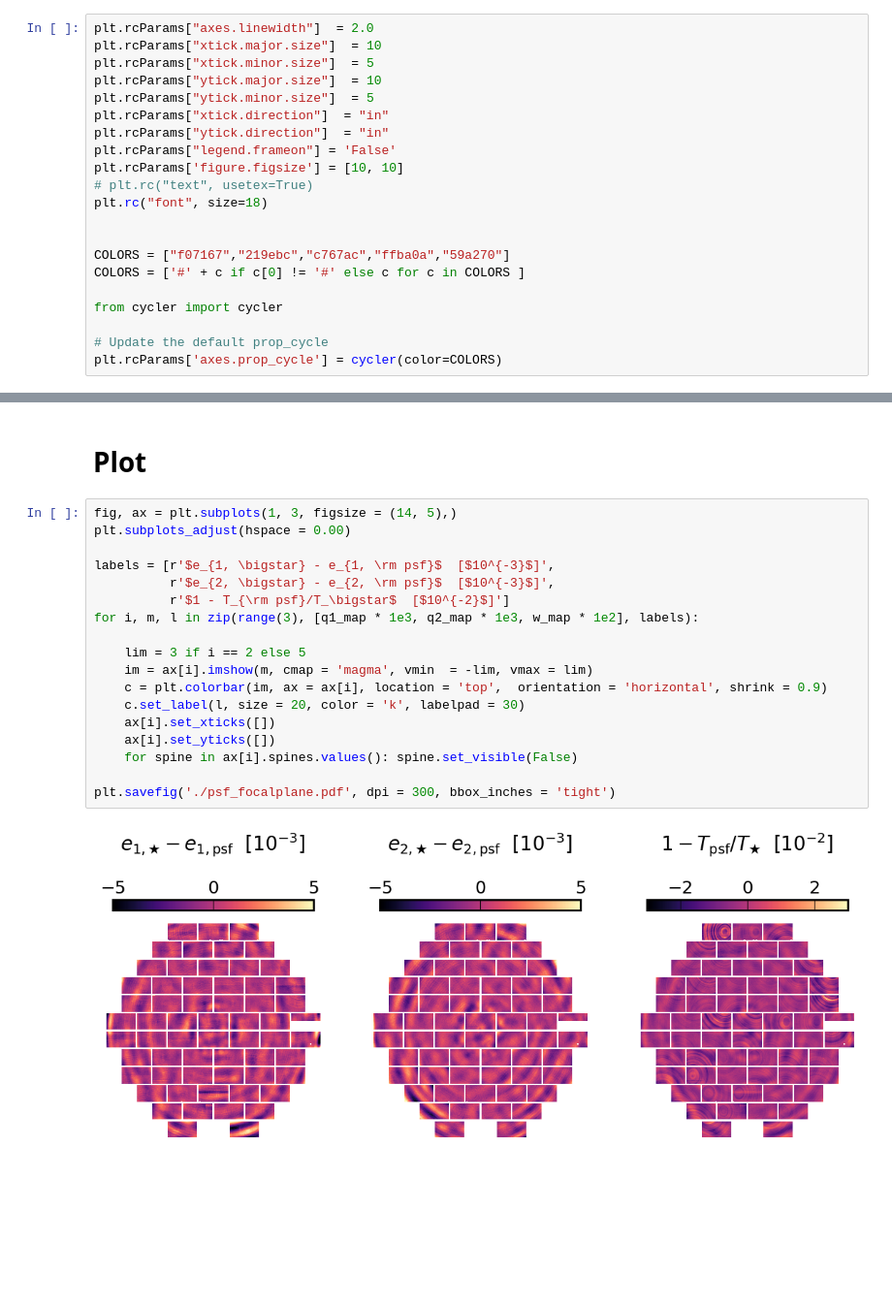
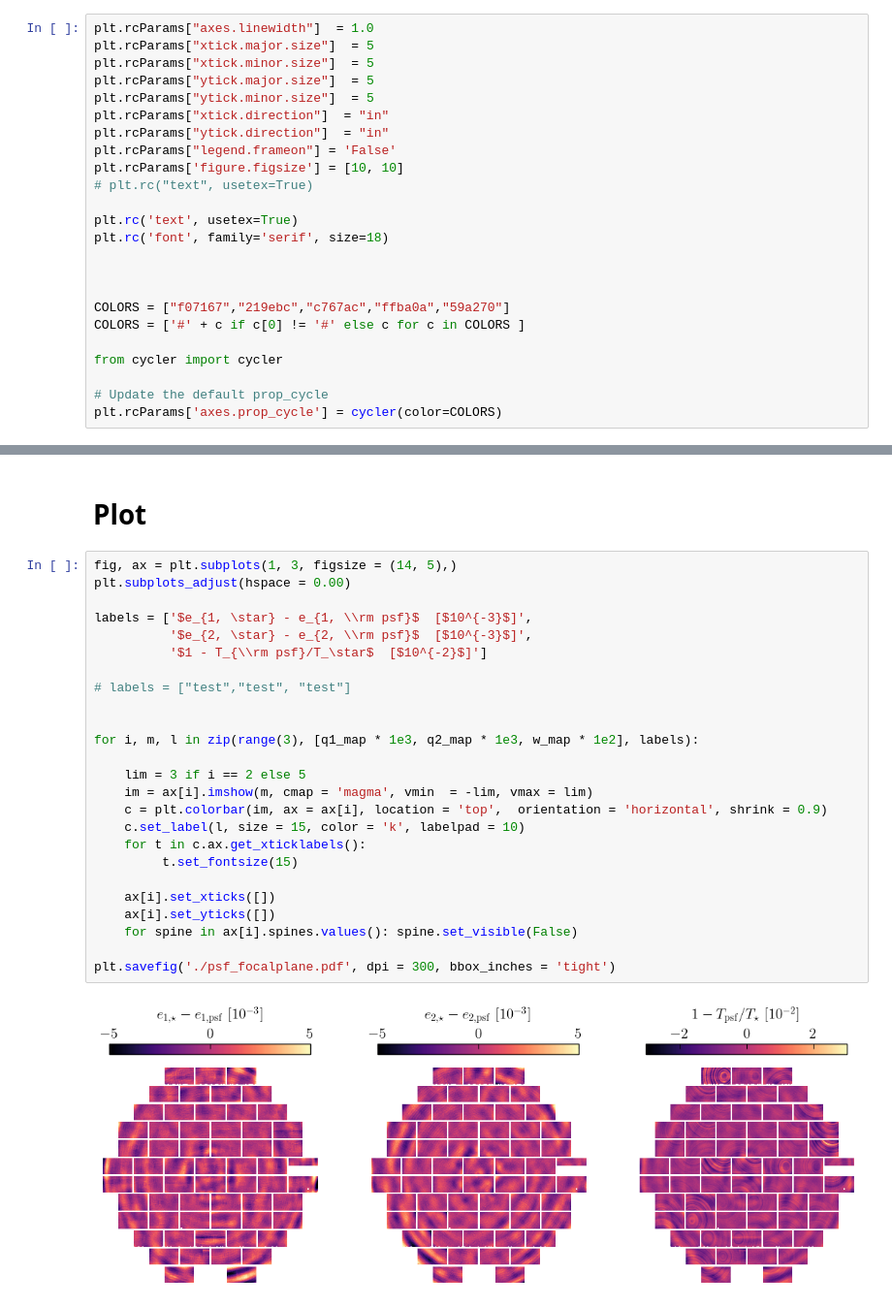
Before and after one commit to delve-survey/shearcat, a Jupyter notebook: shear_tests/Paper_plots/PSF_Maps.ipynb, the cells around one changed output, grey strips where cells are left out. Shown at 97% size. Saved outputs shown, nothing was run; the diff lists cells and outputs as text; blank space fills up the shorter version.

```diff
--- a/shear_tests/Paper_plots/PSF_Maps.ipynb
+++ b/shear_tests/Paper_plots/PSF_Maps.ipynb
@@ -5,17 +5,20 @@ import glob, os
 import h5py
 from scipy import optimize, stats
 # %%
-plt.rcParams["axes.linewidth"]  = 2.0
-plt.rcParams["xtick.major.size"]  = 10
+plt.rcParams["axes.linewidth"]  = 1.0
+plt.rcParams["xtick.major.size"]  = 5
 plt.rcParams["xtick.minor.size"]  = 5
-plt.rcParams["ytick.major.size"]  = 10
+plt.rcParams["ytick.major.size"]  = 5
 plt.rcParams["ytick.minor.size"]  = 5
 plt.rcParams["xtick.direction"]  = "in"
 plt.rcParams["ytick.direction"]  = "in"
 plt.rcParams["legend.frameon"] = 'False'
 plt.rcParams['figure.figsize'] = [10, 10]
 # plt.rc("text", usetex=True)
-plt.rc("font", size=18)
+
+plt.rc('text', usetex=True)
+plt.rc('font', family='serif', size=18)
+
 
 
 COLORS = ["f07167","219ebc","c767ac","ffba0a","59a270"]
@@ -89,20 +92,27 @@ w2_map = np.histogram2d(x, y, bins = Nbins, range = binrange, weights = w2)[0]/c
 # %%
 fig, ax = plt.subplots(1, 3, figsize = (14, 5),)
 plt.subplots_adjust(hspace = 0.00)
 
-labels = [r'$e_{1, \bigstar} - e_{1, \rm psf}$  [$10^{-3}$]',
-          r'$e_{2, \bigstar} - e_{2, \rm psf}$  [$10^{-3}$]',
-          r'$1 - T_{\rm psf}/T_\bigstar$  [$10^{-2}$]']
+labels = ['$e_{1, \star} - e_{1, \\rm psf}$  [$10^{-3}$]',
+          '$e_{2, \star} - e_{2, \\rm psf}$  [$10^{-3}$]',
+          '$1 - T_{\\rm psf}/T_\star$  [$10^{-2}$]']
+
+# labels = ["test","test", "test"]
+
+
 for i, m, l in zip(range(3), [q1_map * 1e3, q2_map * 1e3, w_map * 1e2], labels):
 
     lim = 3 if i == 2 else 5
     im = ax[i].imshow(m, cmap = 'magma', vmin  = -lim, vmax = lim)
     c = plt.colorbar(im, ax = ax[i], location = 'top',  orientation = 'horizontal', shrink = 0.9)
-    c.set_label(l, size = 20, color = 'k', labelpad = 30)
+    c.set_label(l, size = 15, color = 'k', labelpad = 10)
+    for t in c.ax.get_xticklabels():
+         t.set_fontsize(15)
+
     ax[i].set_xticks([])
     ax[i].set_yticks([])
     for spine in ax[i].spines.values(): spine.set_visible(False)
 
 plt.savefig('./psf_focalplane.pdf', dpi = 300, bbox_inches = 'tight')
 # %% [output]
-[figure, old version]
+[figure, new version]
```
Also changed, not shown: parts of 1 cell of this notebook, 1 other file.
